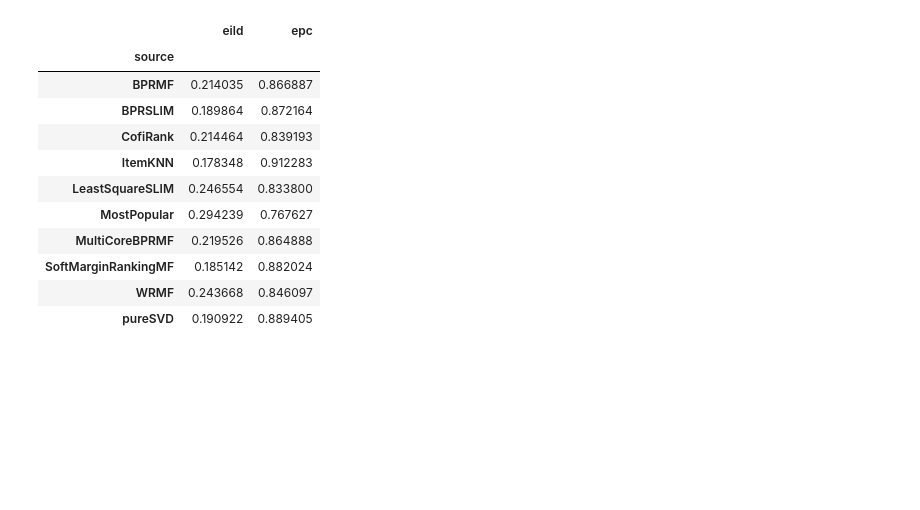
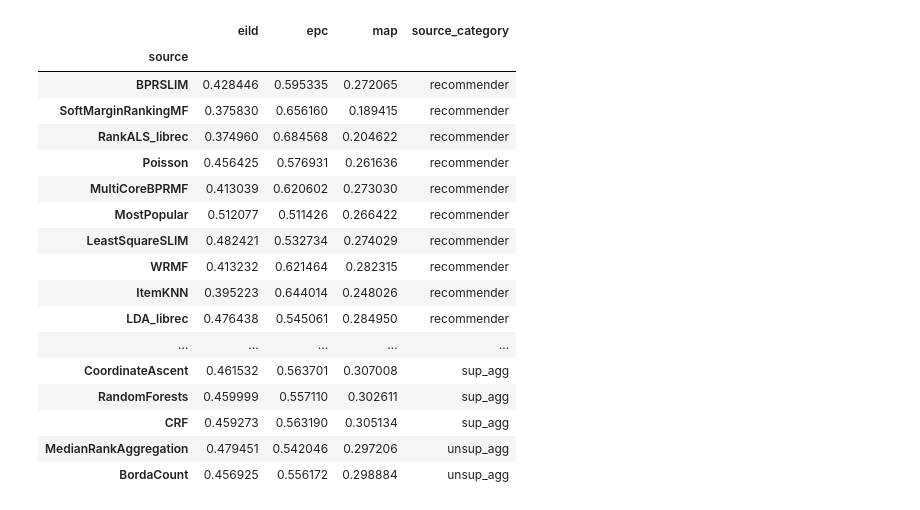
Before and after one commit to Hybbon/ps, a Jupyter notebook: notebooks/metrics_plots.ipynb, the cells around one changed output. Saved outputs shown, nothing was run; the diff lists cells and outputs as text; code cells hidden in the pictures; blank space fills up the shorter version.

```diff
--- a/notebooks/metrics_plots.ipynb
+++ b/notebooks/metrics_plots.ipynb
@@ -34,23 +31,43 @@ metrics
+# %%
+recommenders = ['BPRSLIM', 'CofiRank', 'Hybrid_librec', 'LDA_librec', 'libfm',
+                'MultiCoreBPRMF', 'RankALS_librec', 'WRMF', 'CoFactor', 'FISM_librec',
+                'ItemKNN', 'LeastSquareSLIM', 'MostPopular', 'Poisson', 'SoftMarginRankingMF']
+unsup_agg = ['BordaCount', 'MedianRankAggregation']
+source_category = {
+    source: 'recommender' if source in recommenders else
+            'unsup_agg' if source in unsup_agg else
+            'sup_agg'
+    for source in metrics.source.unique()
+}
 # %%
 def mean_value_by_metric(metric_name):
     eild_values = metrics[metrics.metric == metric_name][['fold', 'source', 'value']]
     return eild_values.groupby('source').mean().value
 # %%
-mean_metrics = pd.DataFrame({'eild': mean_value_by_metric('EILD'), 'epc': mean_value_by_metric('EPC')})
+mean_metrics = pd.DataFrame({'map': mean_value_by_metric('MAP'), 'eild': mean_value_by_metric('EILD'), 'epc': mean_value_by_metric('EPC')})
+mean_metrics['source_category'] = [source_category[source] for source in mean_metrics.index]
+mean_metrics = mean_metrics.sort_values(by='source_category')
+mean_metrics.to_csv(f'{dir_path}/mean_metrics.csv')
 mean_metrics
 # %% [output]
-|  | eild | epc |
-| source |  |  |
-| BPRMF | 0.214035 | 0.866887 |
-| BPRSLIM | 0.189864 | 0.872164 |
-| CofiRank | 0.214464 | 0.839193 |
-| ItemKNN | 0.178348 | 0.912283 |
-| LeastSquareSLIM | 0.246554 | 0.833800 |
-| MostPopular | 0.294239 | 0.767627 |
-| MultiCoreBPRMF | 0.219526 | 0.864888 |
-| SoftMarginRankingMF | 0.185142 | 0.882024 |
-| WRMF | 0.243668 | 0.846097 |
-| pureSVD | 0.190922 | 0.889405 |
+|  | eild | epc | map | source_category |
+| source |  |  |  |  |
+| BPRSLIM | 0.428446 | 0.595335 | 0.272065 | recommender |
+| SoftMarginRankingMF | 0.375830 | 0.656160 | 0.189415 | recommender |
+| RankALS_librec | 0.374960 | 0.684568 | 0.204622 | recommender |
+| Poisson | 0.456425 | 0.576931 | 0.261636 | recommender |
+| MultiCoreBPRMF | 0.413039 | 0.620602 | 0.273030 | recommender |
+| MostPopular | 0.512077 | 0.511426 | 0.266422 | recommender |
+| LeastSquareSLIM | 0.482421 | 0.532734 | 0.274029 | recommender |
+| WRMF | 0.413232 | 0.621464 | 0.282315 | recommender |
+| ItemKNN | 0.395223 | 0.644014 | 0.248026 | recommender |
+| LDA_librec | 0.476438 | 0.545061 | 0.284950 | recommender |
+| ... | ... | ... | ... | ... |
+| CoordinateAscent | 0.461532 | 0.563701 | 0.307008 | sup_agg |
+| RandomForests | 0.459999 | 0.557110 | 0.302611 | sup_agg |
+| CRF | 0.459273 | 0.563190 | 0.305134 | sup_agg |
+| MedianRankAggregation | 0.479451 | 0.542046 | 0.297206 | unsup_agg |
+| BordaCount | 0.456925 | 0.556172 | 0.298884 | unsup_agg |
 # %%
 plt.clf()
 bar_plot = mean_metrics.plot(kind='bar')
```
Also changed, not shown: parts of 10 cells of this notebook.
